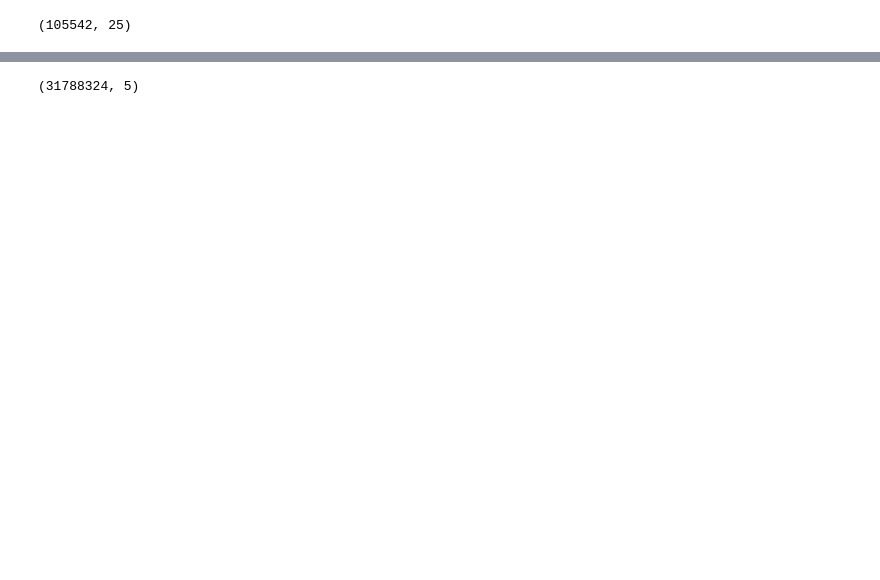
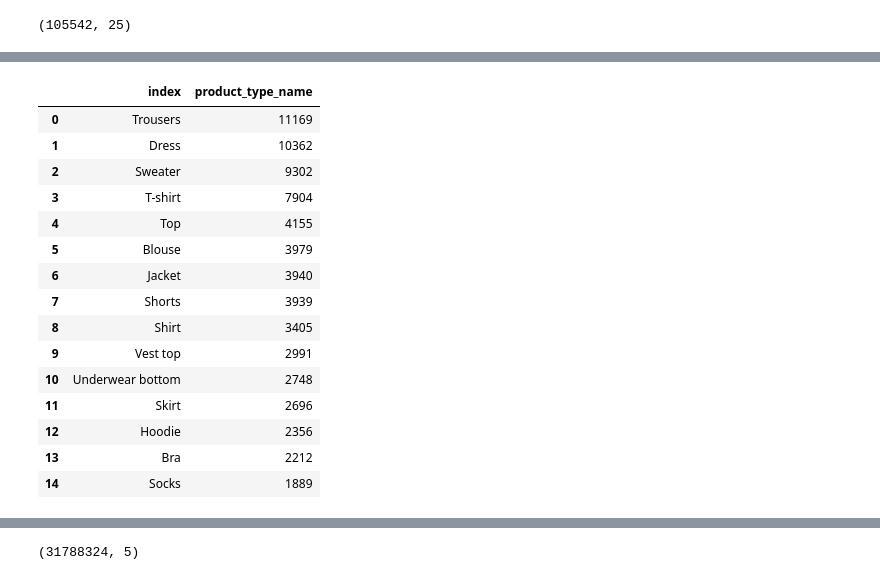
Before and after one commit to paulcho98/RecSys_HandM, a Jupyter notebook: data_analysis.ipynb, the cells around one changed output, grey strips where cells are left out. Cells and saved outputs as stored; diff of their text form; code cells hidden in the pictures; blank space fills up the shorter version.

```diff
--- a/data_analysis.ipynb
+++ b/data_analysis.ipynb
@@ -47,0 +122,19 @@ articles.shape
+# %%
+prod_type
+# %% [output]
+|  | index | product_type_name |
+| 0 | Trousers | 11169 |
+| 1 | Dress | 10362 |
+| 2 | Sweater | 9302 |
+| 3 | T-shirt | 7904 |
+| 4 | Top | 4155 |
+| 5 | Blouse | 3979 |
+| 6 | Jacket | 3940 |
+| 7 | Shorts | 3939 |
+| 8 | Shirt | 3405 |
+| 9 | Vest top | 2991 |
+| 10 | Underwear bottom | 2748 |
+| 11 | Skirt | 2696 |
+| 12 | Hoodie | 2356 |
+| 13 | Bra | 2212 |
+| 14 | Socks | 1889 |
```
Also changed, not shown: parts of 16 cells of this notebook, 15 other files.
